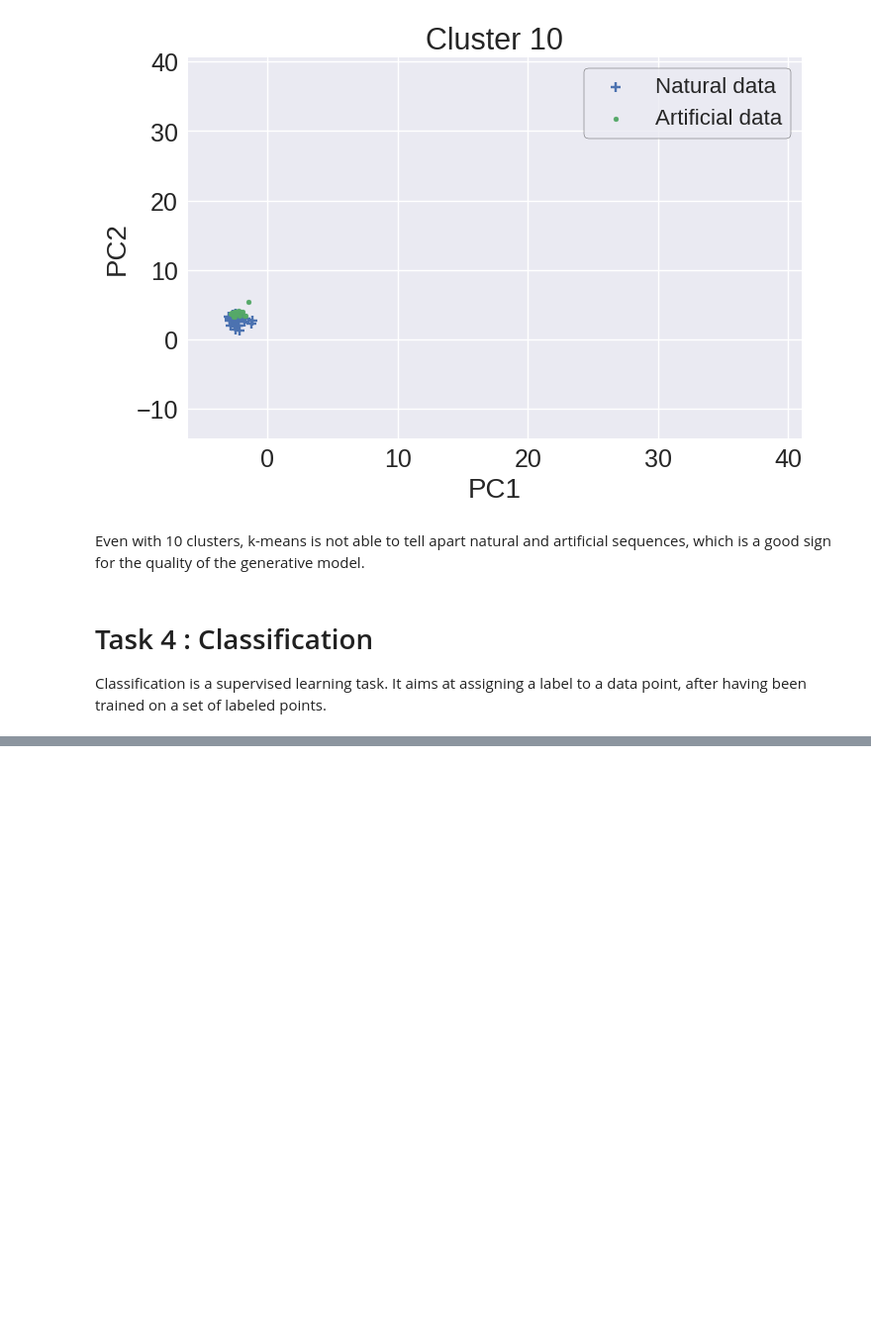
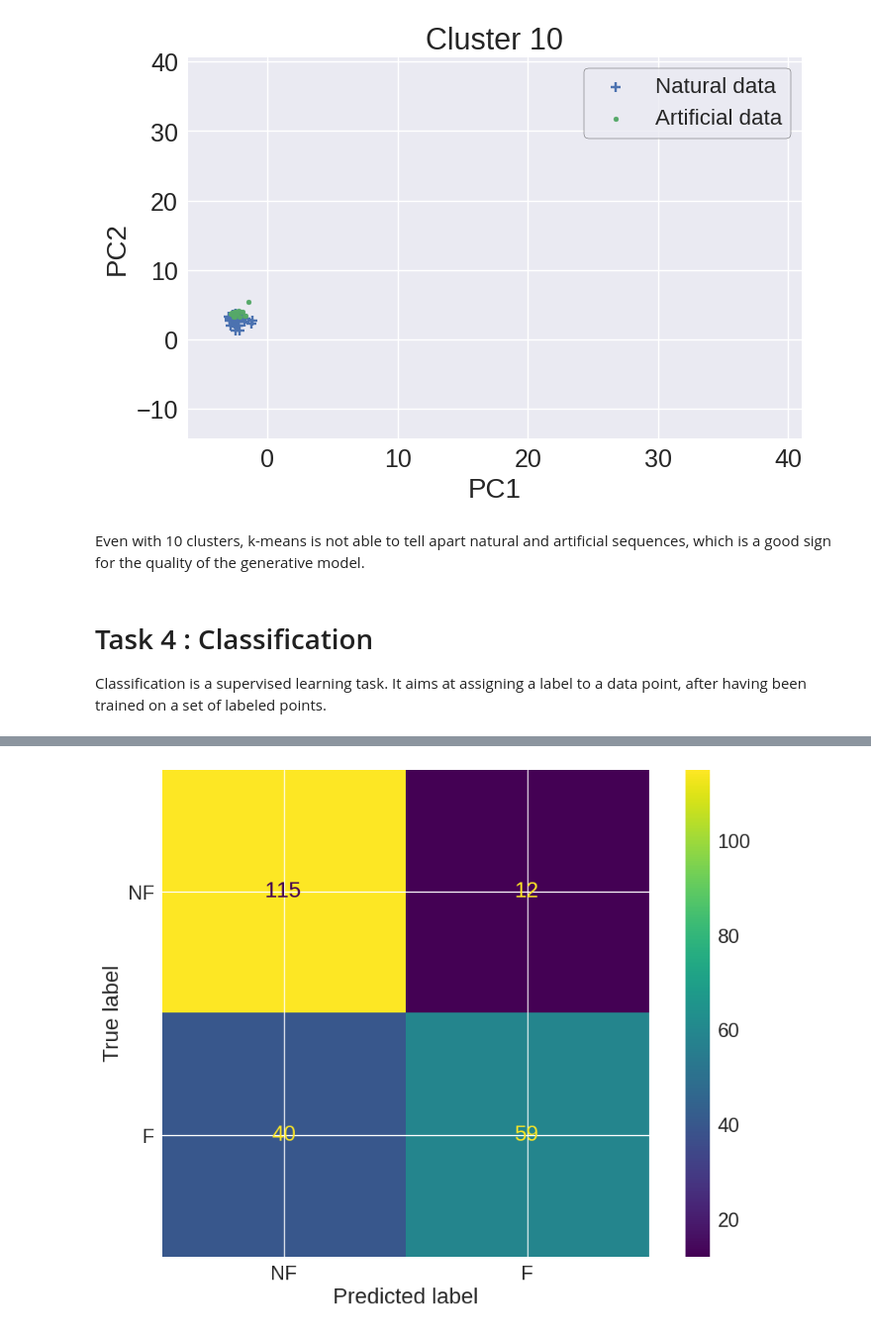
Before and after one commit to vicdlp/CS_project, a Jupyter notebook: CS_project.ipynb, the cells around one changed output, grey strips where cells are left out. Shown at 99% size. Cells and saved outputs as stored; diff of their text form; code cells hidden in the pictures; blank space fills up the shorter version.

```diff
--- a/CS_project.ipynb
+++ b/CS_project.ipynb
@@ -391,0 +467,13 @@ Classification is a supervised learning task. It aims at assigning a label to a
+# %%
+from sklearn.ensemble import RandomForestClassifier
+
+RFC = RandomForestClassifier(n_estimators=50, random_state=0, max_depth = 20)
+RFC.fit(X_train, y_train)
+y_pred = RFC.predict(X_val)
+
+cm = confusion_matrix(y_val, y_pred)
+disp = ConfusionMatrixDisplay(confusion_matrix=cm, display_labels = ["NF","F"])
+disp.plot()
+plt.show()
+# %% [output]
+[figure, added]
```
Also changed, not shown: parts of 12 cells of this notebook.
